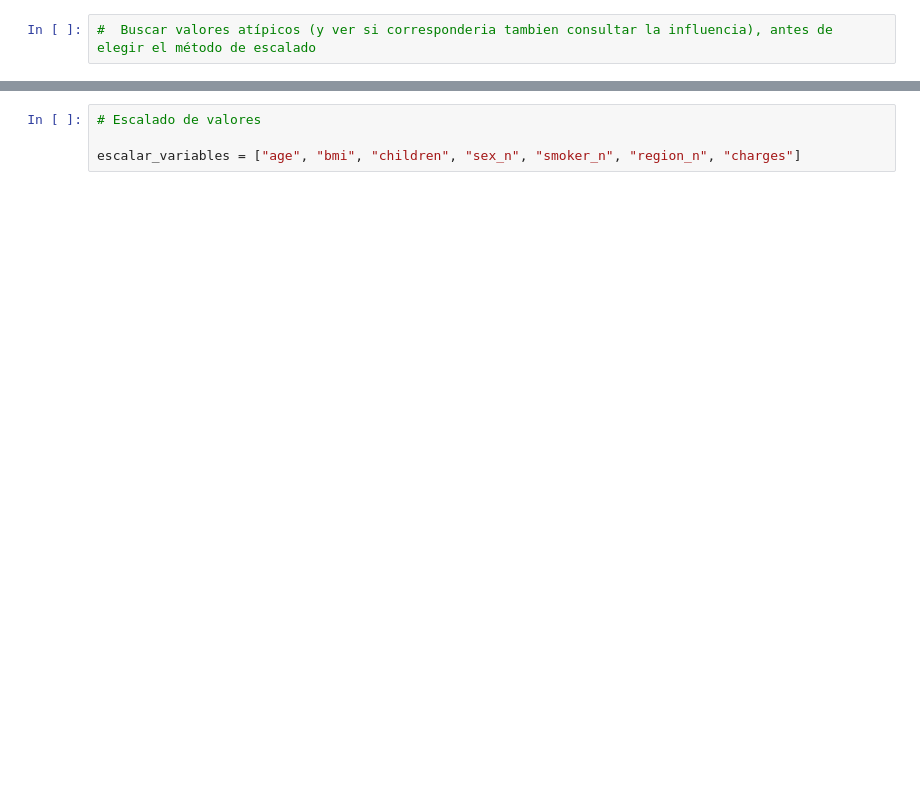
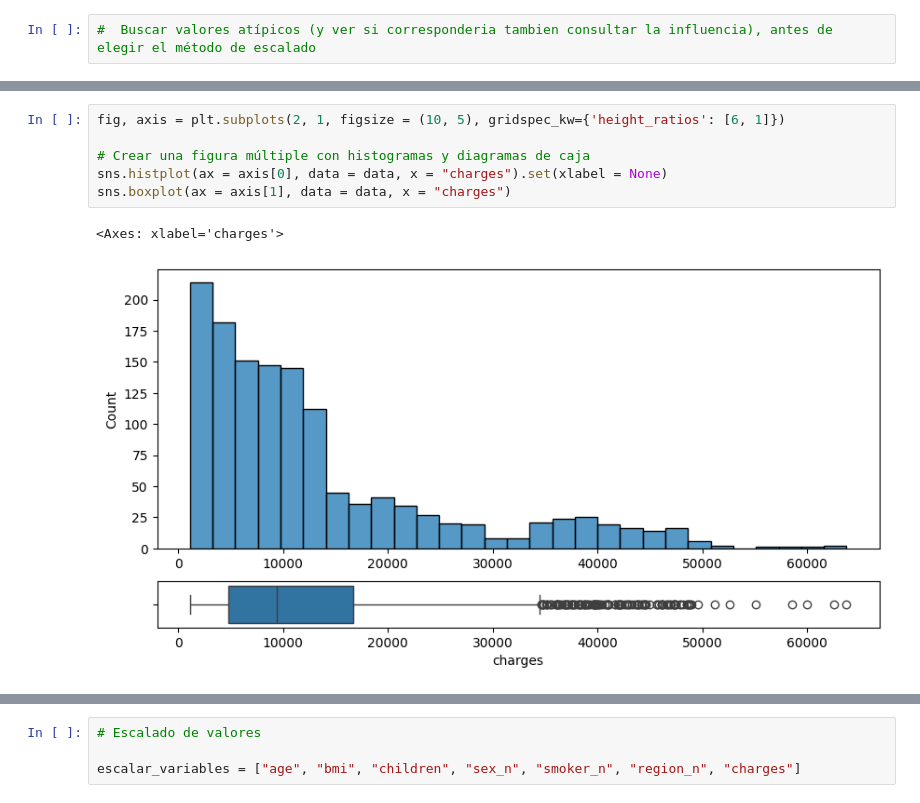
Before and after one commit to RmVa23/linear-regression, a Jupyter notebook: src/explore.ipynb, the cells around one changed output, grey strips where cells are left out. Drawn from its saved outputs; the diff is of its cells as text; blank space fills up the shorter version.

```diff
--- a/src/explore.ipynb
+++ b/src/explore.ipynb
@@ -144,0 +185,9 @@ data.head()
+# %%
+fig, axis = plt.subplots(2, 1, figsize = (10, 5), gridspec_kw={'height_ratios': [6, 1]})
+
+# Crear una figura múltiple con histogramas y diagramas de caja
+sns.histplot(ax = axis[0], data = data, x = "charges").set(xlabel = None)
+sns.boxplot(ax = axis[1], data = data, x = "charges")
+# %% [output]
+<Axes: xlabel='charges'>
+[figure, added]
```
Also changed, not shown: parts of 12 cells of this notebook.
